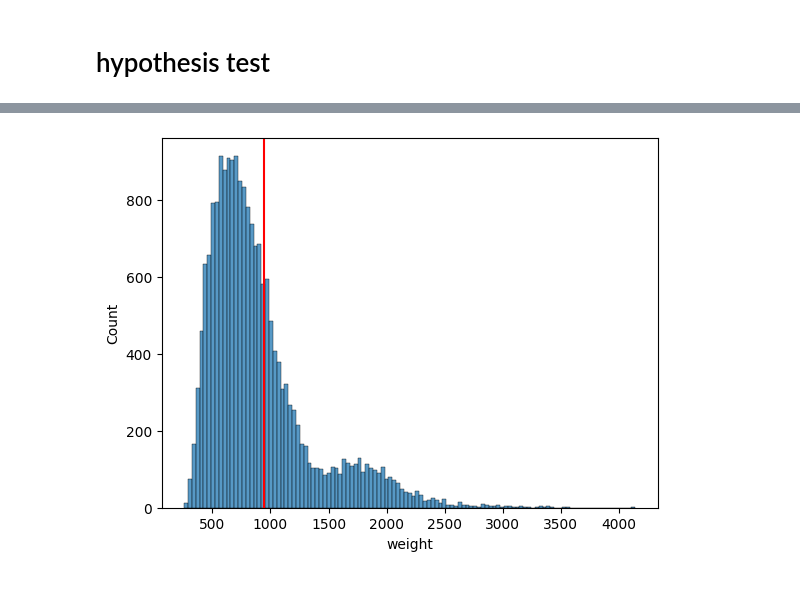
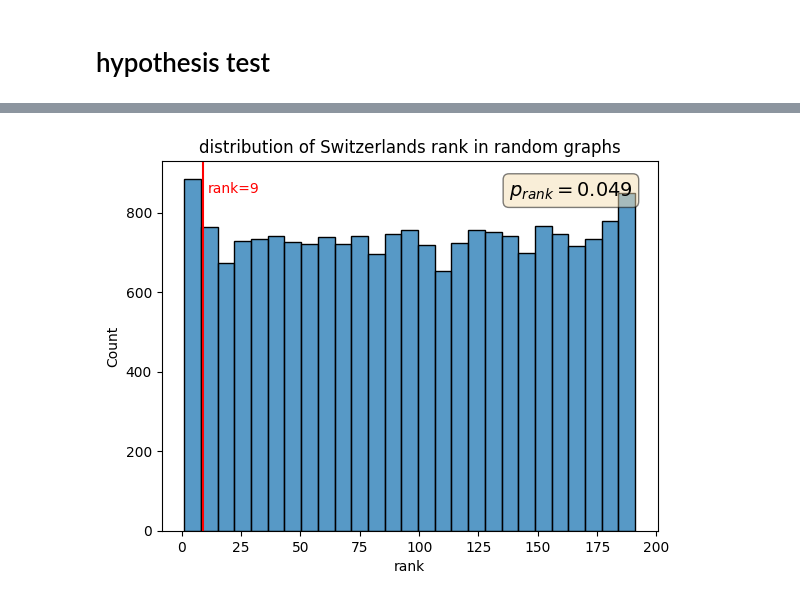
Before and after one commit to gabrieltorresgamez/fhnw-san-project, a Jupyter notebook: 03-switzerland-more-involved.ipynb, the cells around one changed output, grey strips where cells are left out. Saved outputs shown, nothing was run; the diff lists cells and outputs as text; code cells hidden in the pictures.

```diff
--- a/03-switzerland-more-involved.ipynb
+++ b/03-switzerland-more-involved.ipynb
@@ -147,7 +147,7 @@ visualize_graph(G_contracted)
 # %% [markdown]
 ## permutation test
 # %%
-def permutation_test_weighted_degree(G:nx.Graph, target_node:str, n:int=20000, seed:int=None):
+def permutation_test_weighted_degree(G:nx.Graph, target_node:str, n:int=20000):
     def get_deg_weight_rank(G:nx.MultiGraph, target_node:str):
         #calculate weighted degree and sort
         deg = np.array(list(G.degree(weight="weight"))).astype(float)
@@ -165,14 +165,13 @@ def permutation_test_weighted_degree(G:nx.Graph, target_node:str, n:int=20000, s
     #calculate original weight and rank of target node
     orig_weight, orig_rank = get_deg_weight_rank(G, target_node)
 
-    G = G.copy()
     runs = []
     for _ in tqdm(range(n)):
         #permute graph
-        G = utils.permute_graph(G, seed)
+        G_ = utils.permute_graph_QAP(G)
 
         #calculate weight and rank of permuted graph
-        w, r = get_deg_weight_rank(G, target_node)
+        w, r = get_deg_weight_rank(G_, target_node)
 
         runs.append({"weight": w, "rank": r})
 
@@ -190,6 +183,16 @@ plt.show()
-# %%
-sns.histplot(permutations, x="weight")
-plt.axvline(original["original_weight"], color="red")
-plt.show()
-# %% [output]
-[figure, removed]
+# %%
+ax = sns.histplot(permutations, x="rank")
+plt.axvline(original["original_rank"], color="red")
+plt.text(original["original_rank"]+2, 850, "rank="+str(original["original_rank"]), color="red")
+plt.title("distribution of Switzerlands rank in random graphs")
+
+textstr = r'$p_{rank}=%.3f$' % ((permutations["rank"] <= original['original_rank']).sum() / len(permutations), )
+props = dict(boxstyle='round', facecolor='wheat', alpha=0.5)
+
+# place a text box in upper left in axes coords
+ax.text(0.95, 0.95, textstr, transform=ax.transAxes, fontsize=14,
+        verticalalignment='top', horizontalalignment="right", bbox=props)
+
+plt.show()
+# %% [output]
+[figure, added]
```
Also changed, not shown: parts of 4 cells of this notebook, 1 other file.
